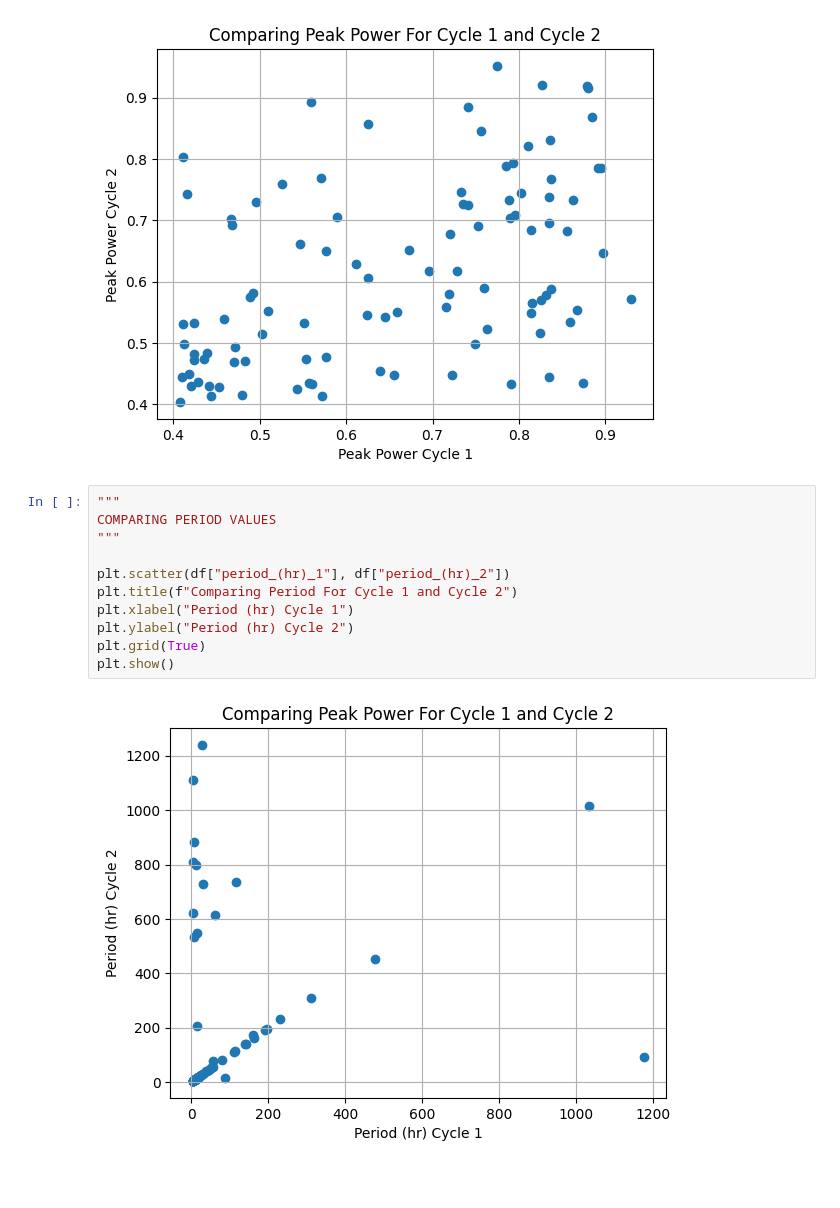
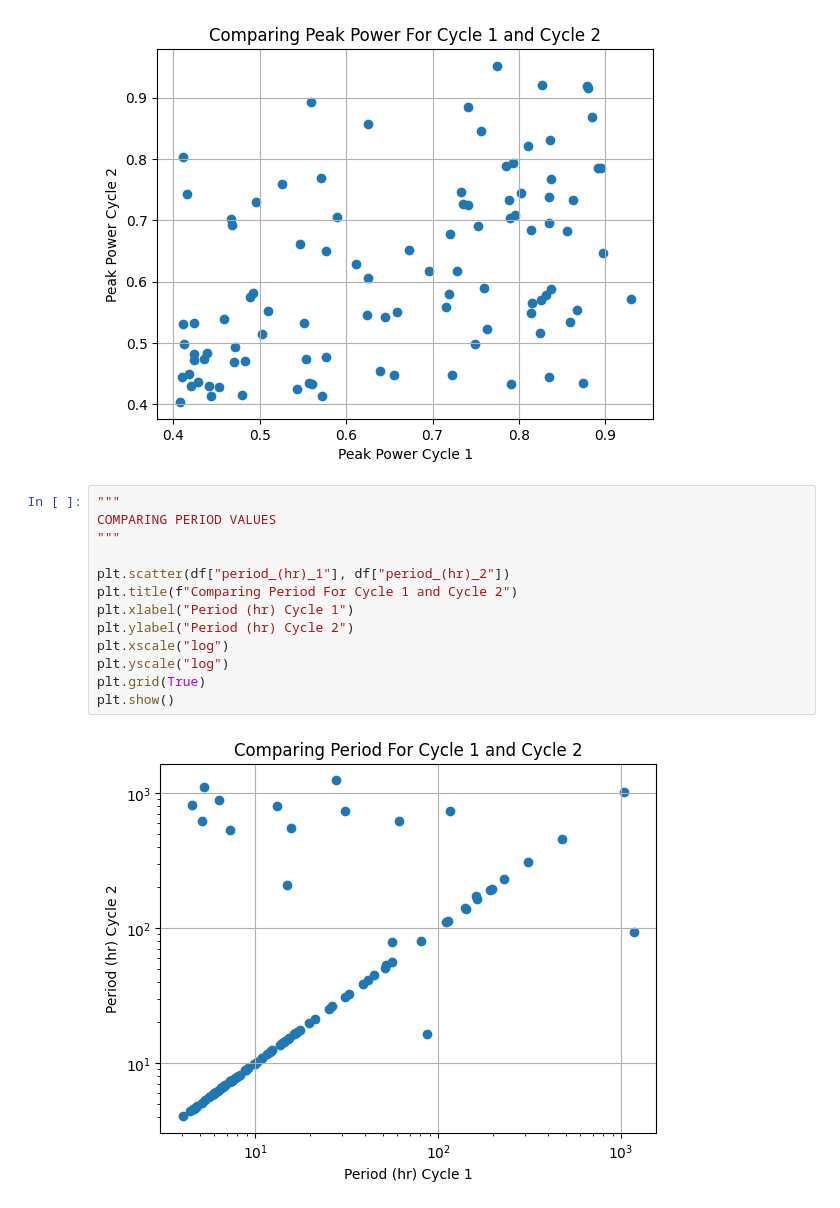
Before and after one commit to aidengseay/AstroInfoGroup1, a Jupyter notebook: AnalyzeLightCurve/CycleComparisons.ipynb, the cells around one changed output. Cells and saved outputs as stored; diff of their text form; blank space fills up the shorter version.

```diff
--- a/AnalyzeLightCurve/CycleComparisons.ipynb
+++ b/AnalyzeLightCurve/CycleComparisons.ipynb
@@ -50,16 +54,18 @@ plt.show()
 # %%
 """
 COMPARING PERIOD VALUES
 """
 
 plt.scatter(df["period_(hr)_1"], df["period_(hr)_2"])
 plt.title(f"Comparing Period For Cycle 1 and Cycle 2")
 plt.xlabel("Period (hr) Cycle 1")
 plt.ylabel("Period (hr) Cycle 2")
+plt.xscale("log")
+plt.yscale("log")
 plt.grid(True)
 plt.show()
 # %% [output]
-[figure, old version]
+[figure, new version]
 # %%
 """
 COMPARING AMPLITUDE VALUES
```
Also changed, not shown: parts of 3 cells of this notebook.
